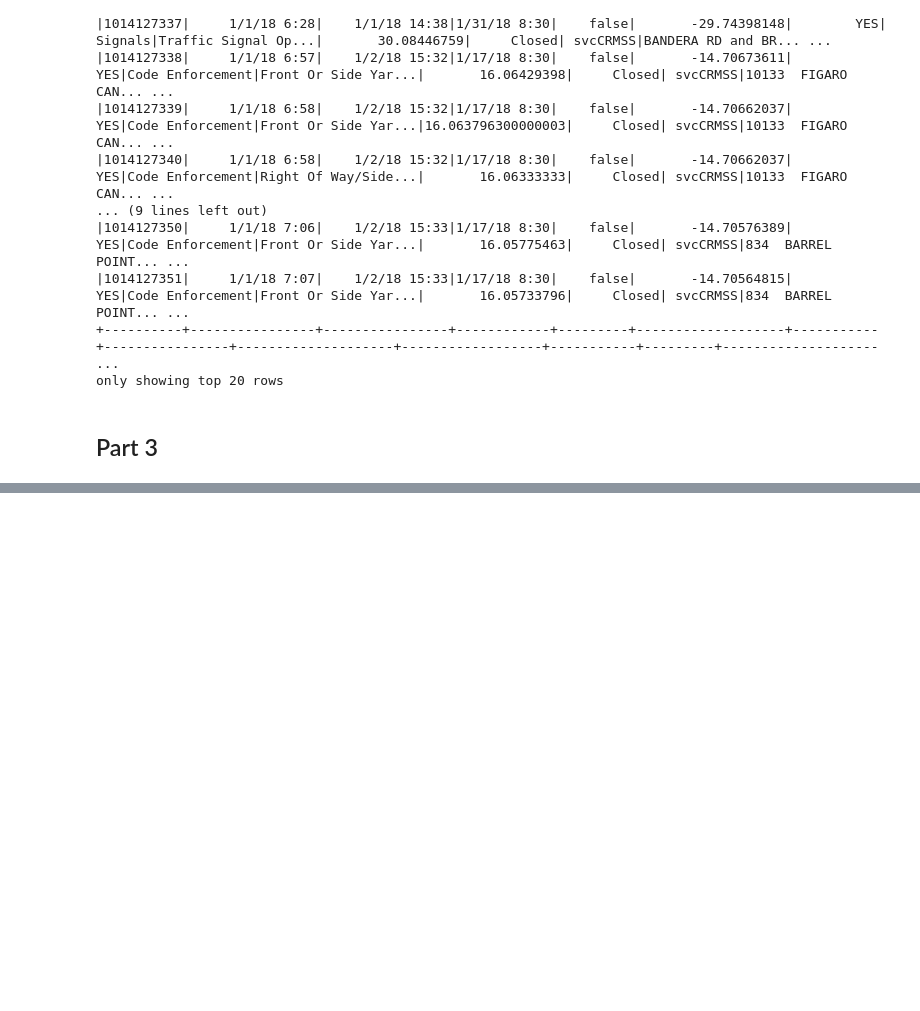
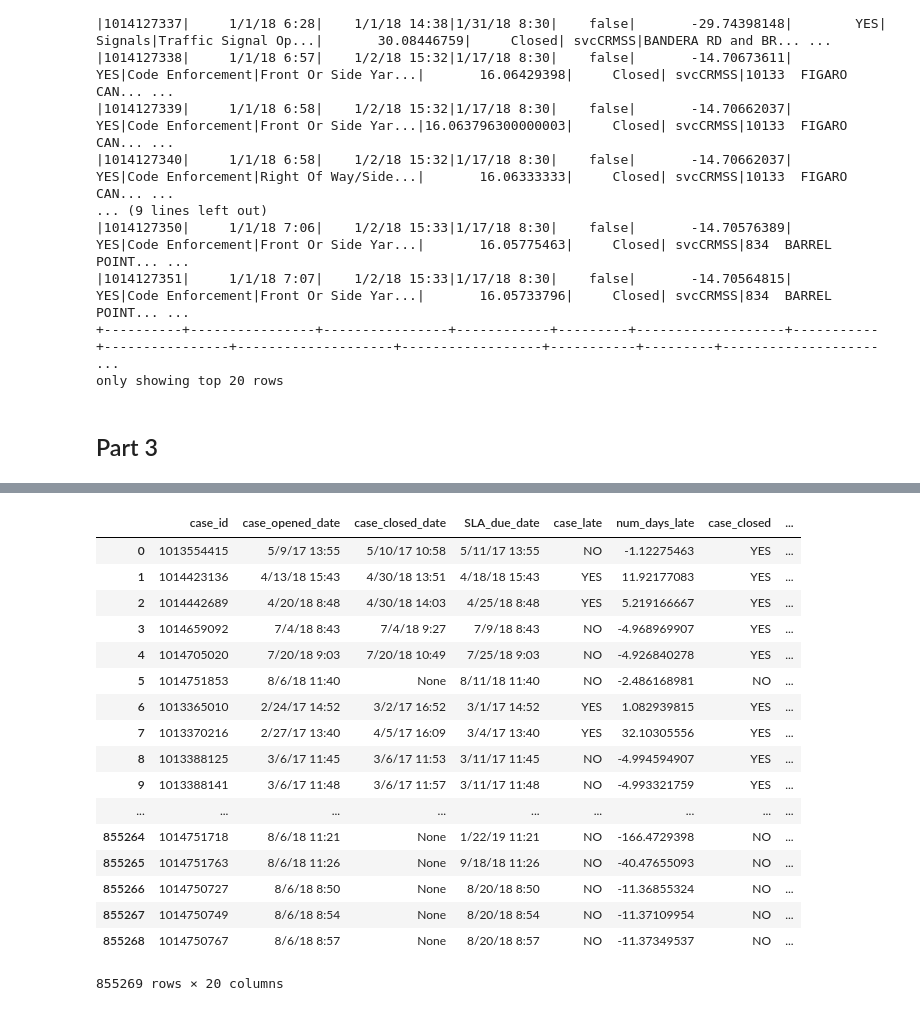
Before and after one commit to ksanmiguel10/ds-methodologies-exercises, a Jupyter notebook: big_data/prepare.ipynb, the cells around one changed output, grey strips where cells are left out. Drawn from its saved outputs; the diff is of its cells as text; code cells hidden in the pictures; blank space fills up the shorter version.

```diff
--- a/big_data/prepare.ipynb
+++ b/big_data/prepare.ipynb
@@ -310,0 +346,4 @@ only showing top 20 rows
+# %%
+case = spark.read.csv('./case.csv', header=True)
+source = spark.read.csv('./source.csv', header=True)
+dept = spark.read.csv('./dept.csv', header=True)
@@ -310,0 +372,25 @@ only showing top 20 rows
+# %%
+df1 = case.join(dept, case.dept_division == dept.dept_division, "full_outer")
+# %%
+joined = df1.join(source, df1.source_id == source.source_id, "full_outer").toPandas()
+# %%
+joined
+# %% [output]
+|  | case_id | case_opened_date | case_closed_date | SLA_due_date | case_late | num_days_late | case_closed | ... |
+| 0 | 1013554415 | 5/9/17 13:55 | 5/10/17 10:58 | 5/11/17 13:55 | NO | -1.12275463 | YES | ... |
+| 1 | 1014423136 | 4/13/18 15:43 | 4/30/18 13:51 | 4/18/18 15:43 | YES | 11.92177083 | YES | ... |
+| 2 | 1014442689 | 4/20/18 8:48 | 4/30/18 14:03 | 4/25/18 8:48 | YES | 5.219166667 | YES | ... |
+| 3 | 1014659092 | 7/4/18 8:43 | 7/4/18 9:27 | 7/9/18 8:43 | NO | -4.968969907 | YES | ... |
+| 4 | 1014705020 | 7/20/18 9:03 | 7/20/18 10:49 | 7/25/18 9:03 | NO | -4.926840278 | YES | ... |
+| 5 | 1014751853 | 8/6/18 11:40 | None | 8/11/18 11:40 | NO | -2.486168981 | NO | ... |
+| 6 | 1013365010 | 2/24/17 14:52 | 3/2/17 16:52 | 3/1/17 14:52 | YES | 1.082939815 | YES | ... |
+| 7 | 1013370216 | 2/27/17 13:40 | 4/5/17 16:09 | 3/4/17 13:40 | YES | 32.10305556 | YES | ... |
+| 8 | 1013388125 | 3/6/17 11:45 | 3/6/17 11:53 | 3/11/17 11:45 | NO | -4.994594907 | YES | ... |
+| 9 | 1013388141 | 3/6/17 11:48 | 3/6/17 11:57 | 3/11/17 11:48 | NO | -4.993321759 | YES | ... |
+| ... | ... | ... | ... | ... | ... | ... | ... | ... |
+| 855264 | 1014751718 | 8/6/18 11:21 | None | 1/22/19 11:21 | NO | -166.4729398 | NO | ... |
+| 855265 | 1014751763 | 8/6/18 11:26 | None | 9/18/18 11:26 | NO | -40.47655093 | NO | ... |
+| 855266 | 1014750727 | 8/6/18 8:50 | None | 8/20/18 8:50 | NO | -11.36855324 | NO | ... |
+| 855267 | 1014750749 | 8/6/18 8:54 | None | 8/20/18 8:54 | NO | -11.37109954 | NO | ... |
+| 855268 | 1014750767 | 8/6/18 8:57 | None | 8/20/18 8:57 | NO | -11.37349537 | NO | ... |
+855269 rows × 20 columns
```
Also changed, not shown: parts of 18 cells of this notebook.
